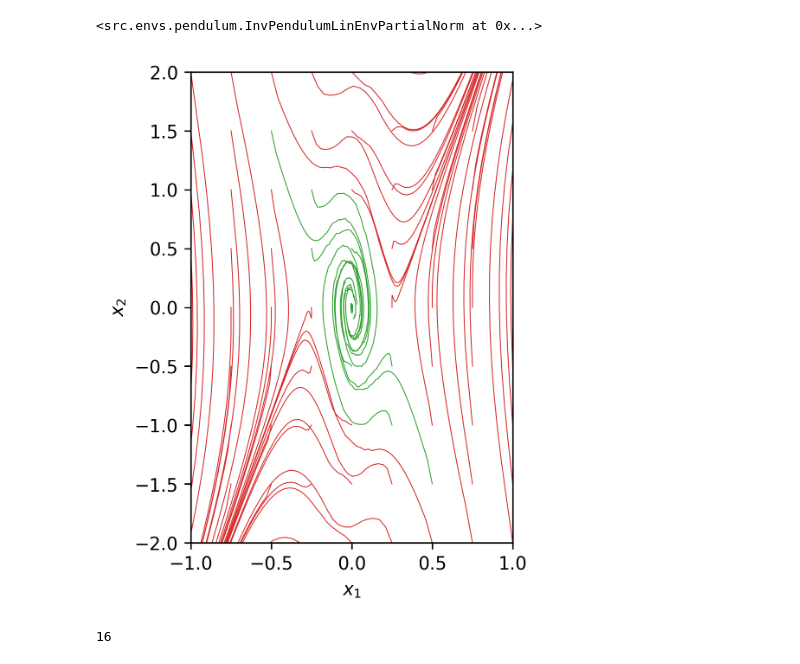
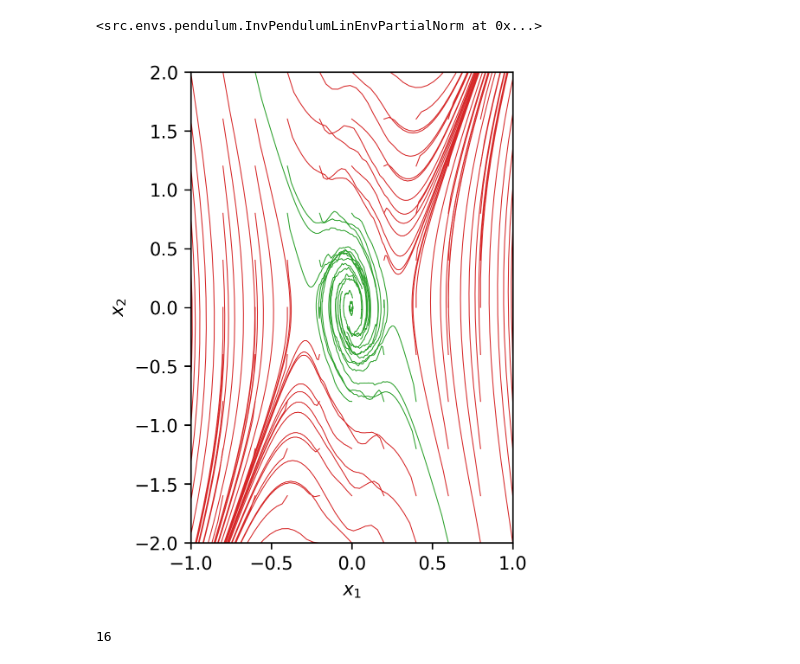
Before and after one commit to hunter-heidenreich/IQCRNN-PyTorch, a Jupyter notebook: notebooks/Pendulum-Trajectories.ipynb, the cells around one changed output. Saved outputs shown, nothing was run; the diff lists cells and outputs as text; code cells hidden in the pictures.

```diff
--- a/notebooks/Pendulum-Trajectories.ipynb
+++ b/notebooks/Pendulum-Trajectories.ipynb
@@ -10,7 +10,9 @@ sys.path.append('../')
 from src.algo.pg import PGAgent
 from src.envs.pendulum import InvPendulumLinEnvPartialNorm
 # %%
-rnn_path = '../data/pendulum_partial_norm_rnn_06-05-2022_13-28-32/2/'
+# rnn_path = '../data/pendulum_partial_norm_rnn_06-05-2022_13-28-32/2/'
+rnn_path = '../data/pendulum_partial_norm_rnn_07-05-2022_11-57-10/2/'
+
 agent = PGAgent.load(rnn_path)
 agent.rnn, agent.mlp
 # %% [output]
@@ -36,33 +38,35 @@ env
 # %% [output]
 <src.envs.pendulum.InvPendulumLinEnvPartialNorm at 0x...>
 # %%
-xs = np.linspace(-1, 1, 9)
-ys = np.linspace(-2, 2, 9)
+n = 11
+
+xs = np.linspace(-1, 1, n)
+ys = np.linspace(-2, 2, n)
 horizon = 100
 
 plt.figure(dpi=300, figsize=(3.2, 4.8))
 plt.xlim(-1, 1)
 plt.ylim(-2, 2)
 
 for x in tqdm(xs):
     for y in ys:
         states = agent.sample_trajectory(env, False, init_state=[x, y], horizon=horizon)['state']
         # print(states.shape)
 
         if np.linalg.norm(states[-1]) > 0.7:
             c="tab:red"
             # print('RED', states[-1])
         else:
             c="tab:green"
             # continue
 
         plt.plot(states[:, 0], states[:, 1], color=c, linewidth=0.5)
 
 plt.xlabel("$x_1$")
 plt.ylabel("$x_2$")
 plt.show()
 # %% [output]
-[figure, old version]
+[figure, new version]
 # %%
 agent.rnn._nx
 # %% [output]
```
Also changed, not shown: 6 other files.
